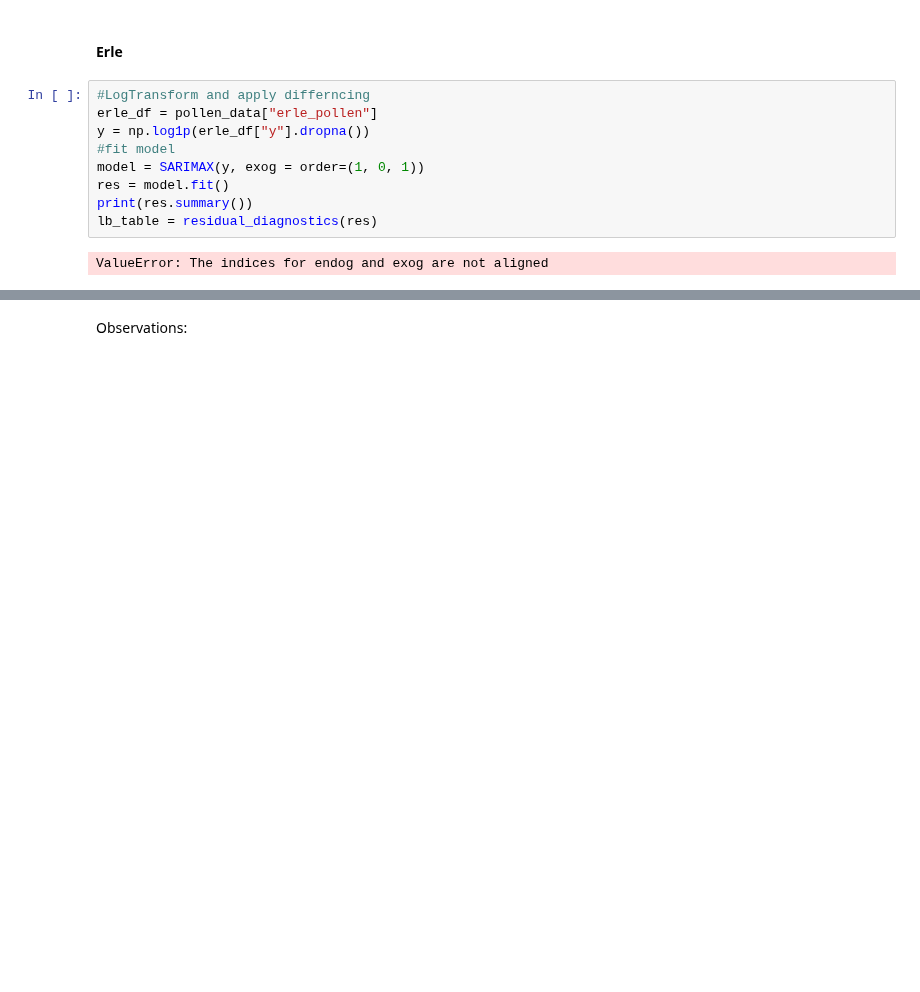
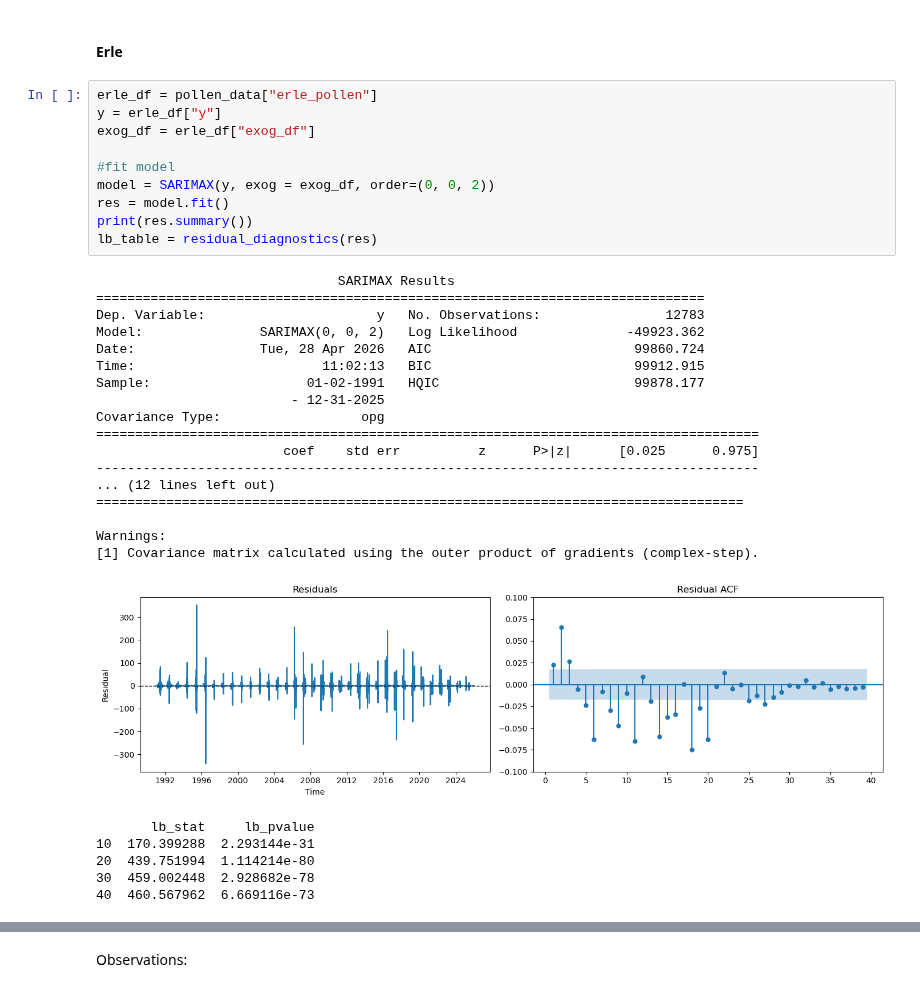
Before and after one commit to lnhrnndz/ESC403-Intro-to-Data-Science-Project, a Jupyter notebook: 03 TimeSeries.ipynb, the cells around one changed output, grey strips where cells are left out. Cells and saved outputs as stored; diff of their text form; blank space fills up the shorter version.

```diff
--- a/03 TimeSeries.ipynb
+++ b/03 TimeSeries.ipynb
@@ -603,13 +655,36 @@ for pollen in pollen_cols:
 # %% [markdown]
 #### Erle
 # %%
-#LogTransform and apply differncing
 erle_df = pollen_data["erle_pollen"]
-y = np.log1p(erle_df["y"].dropna())
+y = erle_df["y"]
+exog_df = erle_df["exog_df"]
+
 #fit model
-model = SARIMAX(y, exog = order=(1, 0, 1))
+model = SARIMAX(y, exog = exog_df, order=(0, 0, 2))
 res = model.fit()
 print(res.summary())
 lb_table = residual_diagnostics(res)
 # %% [output]
-ValueError: The indices for endog and exog are not aligned
+                               SARIMAX Results
+==============================================================================
+Dep. Variable:                      y   No. Observations:                12783
+Model:               SARIMAX(0, 0, 2)   Log Likelihood              -49923.362
+Date:                Tue, 28 Apr 2026   AIC                          99860.724
+Time:                        11:02:13   BIC                          99912.915
+Sample:                    01-02-1991   HQIC                         99878.177
+                         - 12-31-2025
+Covariance Type:                  opg
+=====================================================================================
+                        coef    std err          z      P>|z|      [0.025      0.975]
+-------------------------------------------------------------------------------------
+... (12 lines left out)
+===================================================================================
+
+Warnings:
+[1] Covariance matrix calculated using the outer product of gradients (complex-step).
+[figure, added]
+       lb_stat     lb_pvalue
+10  170.399288  2.293144e-31
+20  439.751994  1.114214e-80
+30  459.002448  2.928682e-78
+40  460.567962  6.669116e-73
```
Also changed, not shown: parts of 20 cells of this notebook, 1 other file.
